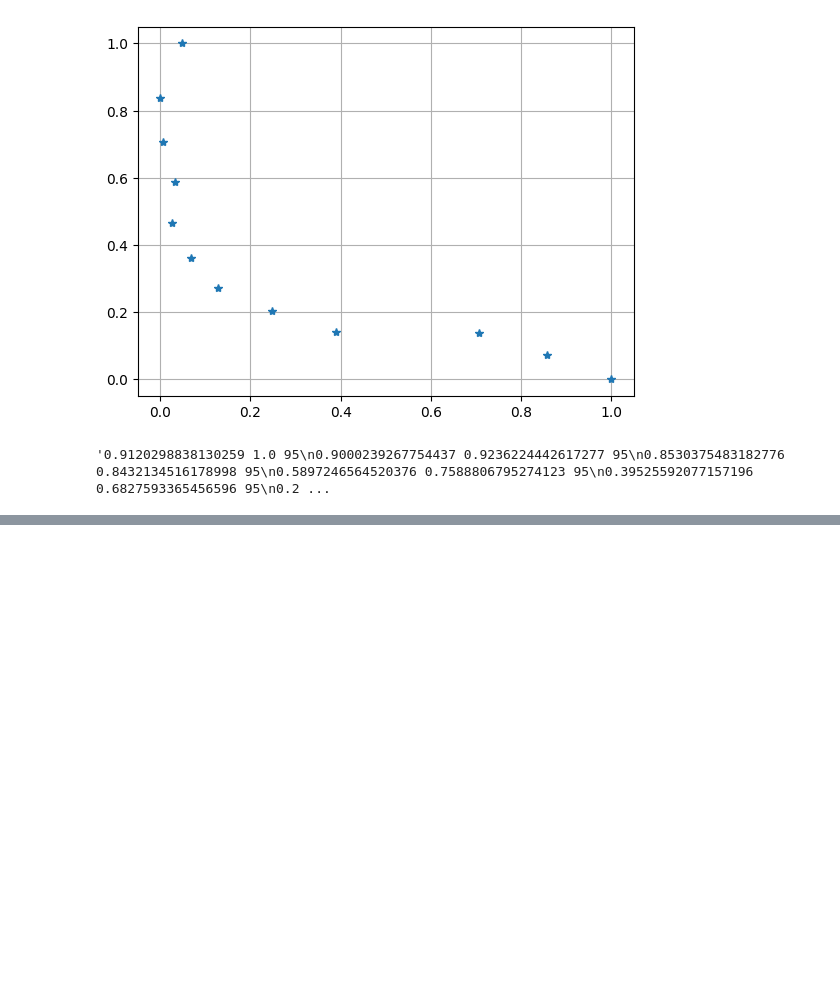
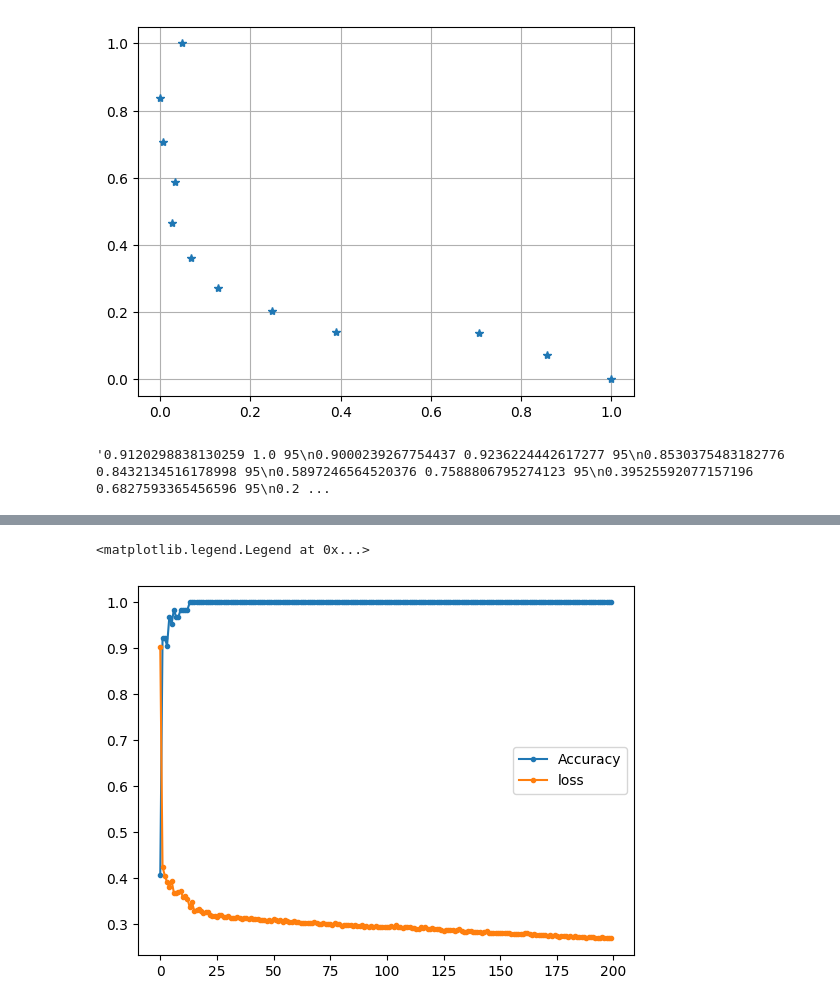
Before and after one commit to kiyotchitala/ipynb_pointnet, a Jupyter notebook: normalize.ipynb, the cells around one changed output, grey strips where cells are left out. Cells and saved outputs as stored; diff of their text form; code cells hidden in the pictures; blank space fills up the shorter version.

Commit message:
plot_g

```diff
--- a/normalize.ipynb
+++ b/normalize.ipynb
@@ -97,0 +170,12 @@ s
+# %%
+import matplotlib.pyplot as plt
+a_len = len(Accu)
+x_ = []
+for i in range(len(Accu)):
+    x_.append(i)
+plt.plot(x_,Accu,marker='.',label='Accuracy')
+plt.plot(x_,loss,marker='.',label='loss')
+plt.legend()
+# %% [output]
+<matplotlib.legend.Legend at 0x...>
+[figure, added]
```
Also changed, not shown: parts of 2 cells of this notebook, 1 other file.
